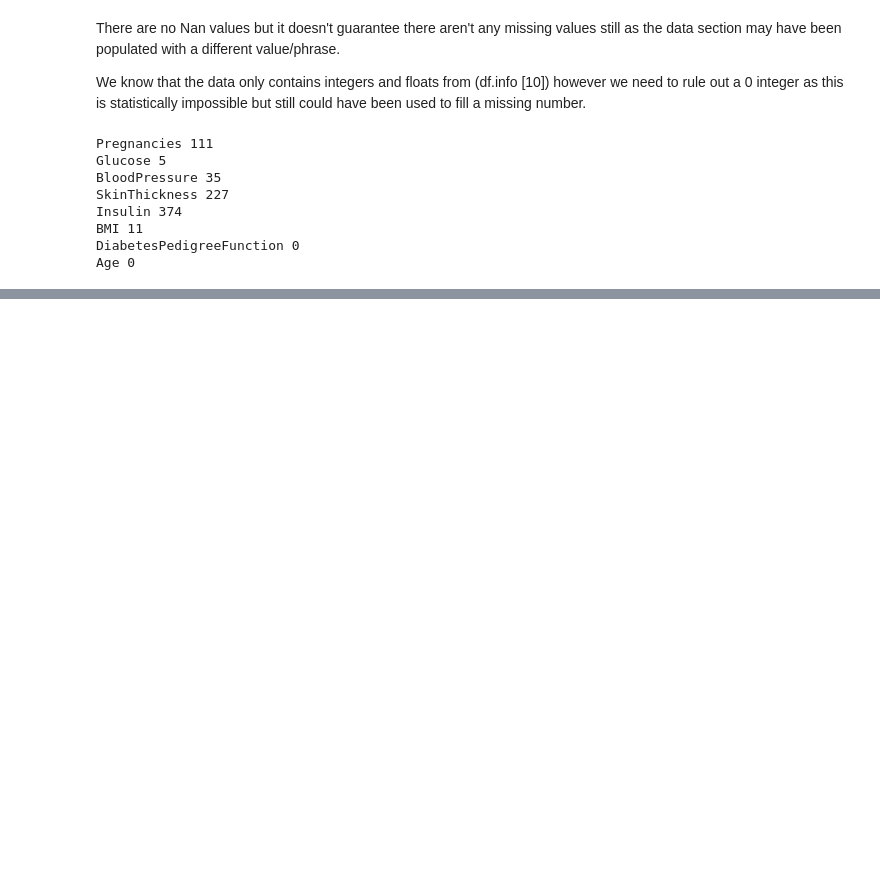
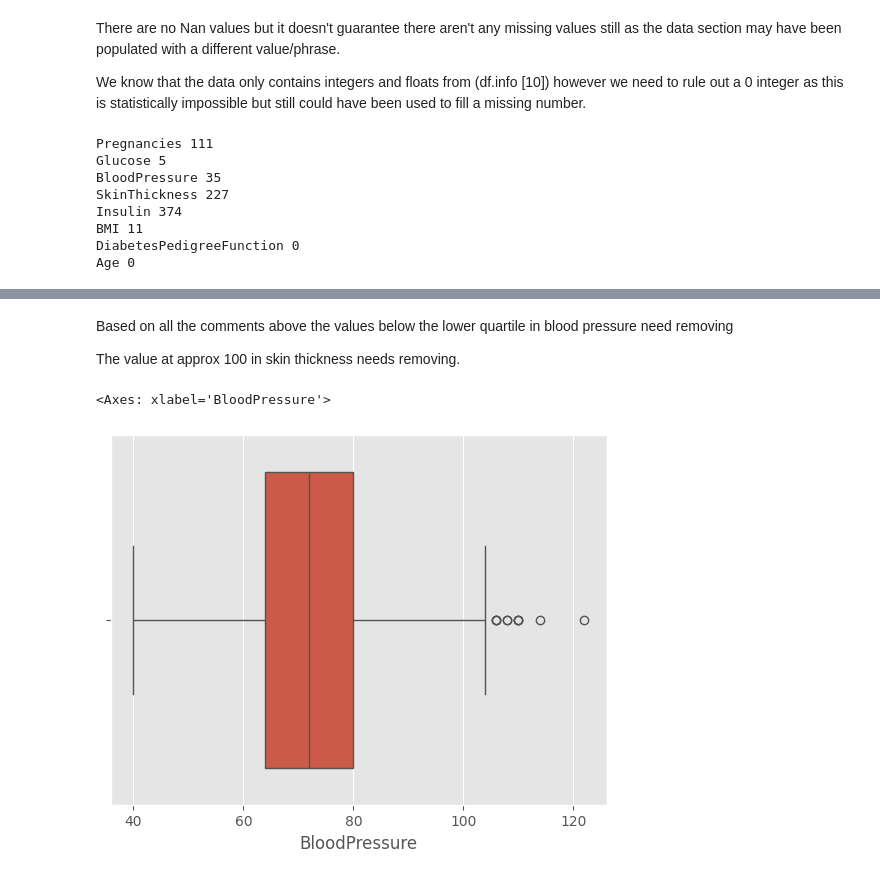
Before and after one commit to ShaneM-93/diabetes-prediction-classification-ml, a Jupyter notebook: data_cleaning_diabetes.ipynb, the cells around one changed output, grey strips where cells are left out. Drawn from its saved outputs; the diff is of its cells as text; code cells hidden in the pictures; blank space fills up the shorter version.

```diff
--- a/data_cleaning_diabetes.ipynb
+++ b/data_cleaning_diabetes.ipynb
@@ -88,0 +143,19 @@ Age 0
+# %% [markdown]
+Based on all the comments above the values below the lower quartile in blood pressure need removing
+
+The value at approx 100 in skin thickness needs removing.
+# %%
+col = "BloodPressure"
+
+q1 = df[col].quantile(0.25)
+q3 = df[col].quantile(0.75)
+iqr = q3 - q1
+
+lower_whisker = q1 - 1.5 * iqr
+
+df = df[df[col] >= lower_whisker]
+# %%
+ sns.boxplot(data=df, x="BloodPressure")
+# %% [output]
+<Axes: xlabel='BloodPressure'>
+[figure, added]
```
Also changed, not shown: parts of 9 cells of this notebook.
